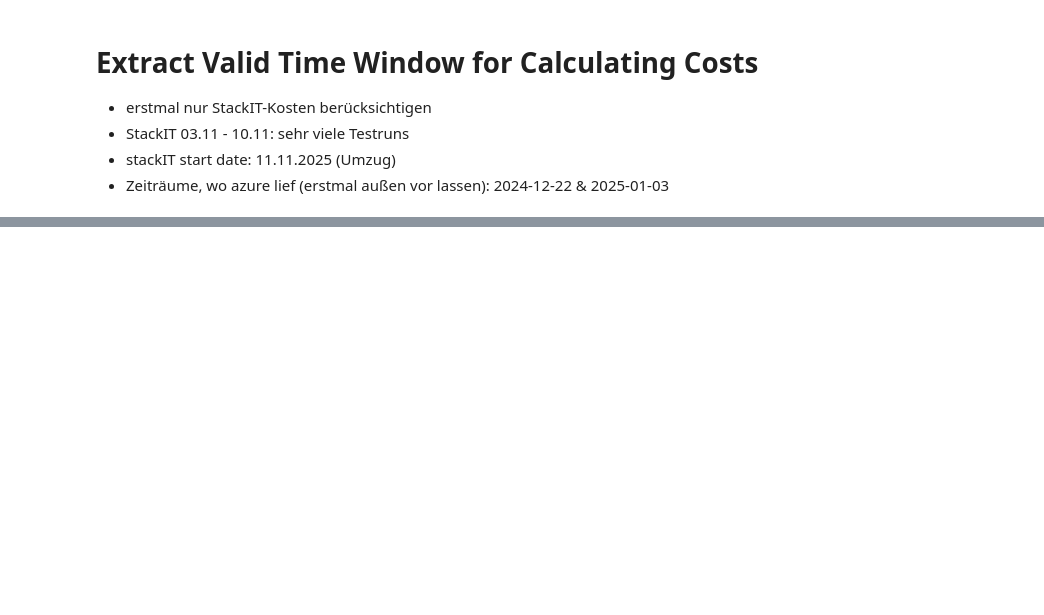
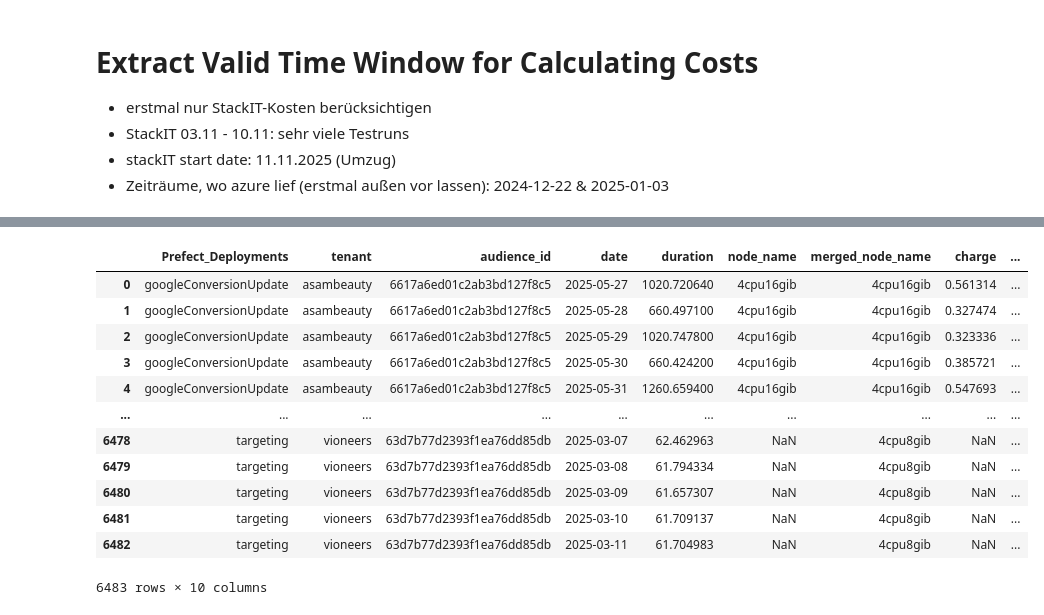
Before and after one commit to KaroPy/evaluation-and-execution-scripts, a Jupyter notebook: analysis/extract_targeting_retraining_costs.ipynb, the cells around one changed output, grey strips where cells are left out. Saved outputs shown, nothing was run; the diff lists cells and outputs as text; code cells hidden in the pictures; blank space fills up the shorter version.

```diff
--- a/analysis/extract_targeting_retraining_costs.ipynb
+++ b/analysis/extract_targeting_retraining_costs.ipynb
@@ -338,5 +726,5 @@ stackit_cost_handling
 # %%
-df_cleaned = merged_targeting_runs_with_models_with_node_size[merged_targeting_runs_with_models_with_node_size["date"]>= stackit_cost_handling["start"]]
+df_cleaned = merged_targeting_runs_with_models_with_node_size[merged_targeting_runs_with_models_with_node_size["date"]> stackit_cost_handling["start"]]
 print(f"Min to max date in df_cleaned: {df_cleaned['date'].min()} to {df_cleaned['date'].max()}")
 for exlcude_dates in stackit_cost_handling["exlude_date_ranges"]:
     print(f"Excluding date range: {exlcude_dates['start']} to {exlcude_dates['end']}")
@@ -344,5 +732,6 @@ for exlcude_dates in stackit_cost_handling["exlude_date_ranges"]:
         (df_cleaned["date"] >= exlcude_dates["start"]) & (df_cleaned["date"] <= exlcude_dates["end"])
     ].index
     df_cleaned = df_cleaned.drop(idx_to_remove)
+df_cleaned = df_cleaned.drop(columns=["timestamp_nm"])
 df_cleaned=df_cleaned.reset_index(drop=True)
 df_cleaned["date"].value_counts().sort_index()
@@ -351,4 +754,18 @@ df_cleaned.columns
 # %%
-df_cleaned[["Prefect_Deployments","tenant","audience_id","date","node_name","merged_node_name","charge","part_of_costs","total_charge_of_serviceName"]]
+df_cleaned[["Prefect_Deployments","tenant","audience_id","date","duration","node_name","merged_node_name","charge","part_of_costs","total_charge_of_serviceName"]]
+# %% [output]
+|  | Prefect_Deployments | tenant | audience_id | date | duration | node_name | merged_node_name | charge | ... |
+| 0 | googleConversionUpdate | asambeauty | 6617a6ed01c2ab3bd127f8c5 | 2025-05-27 | 1020.720640 | 4cpu16gib | 4cpu16gib | 0.561314 | ... |
+| 1 | googleConversionUpdate | asambeauty | 6617a6ed01c2ab3bd127f8c5 | 2025-05-28 | 660.497100 | 4cpu16gib | 4cpu16gib | 0.327474 | ... |
+| 2 | googleConversionUpdate | asambeauty | 6617a6ed01c2ab3bd127f8c5 | 2025-05-29 | 1020.747800 | 4cpu16gib | 4cpu16gib | 0.323336 | ... |
+| 3 | googleConversionUpdate | asambeauty | 6617a6ed01c2ab3bd127f8c5 | 2025-05-30 | 660.424200 | 4cpu16gib | 4cpu16gib | 0.385721 | ... |
+| 4 | googleConversionUpdate | asambeauty | 6617a6ed01c2ab3bd127f8c5 | 2025-05-31 | 1260.659400 | 4cpu16gib | 4cpu16gib | 0.547693 | ... |
+| ... | ... | ... | ... | ... | ... | ... | ... | ... | ... |
+| 6478 | targeting | vioneers | 63d7b77d2393f1ea76dd85db | 2025-03-07 | 62.462963 | NaN | 4cpu8gib | NaN | ... |
+| 6479 | targeting | vioneers | 63d7b77d2393f1ea76dd85db | 2025-03-08 | 61.794334 | NaN | 4cpu8gib | NaN | ... |
+| 6480 | targeting | vioneers | 63d7b77d2393f1ea76dd85db | 2025-03-09 | 61.657307 | NaN | 4cpu8gib | NaN | ... |
+| 6481 | targeting | vioneers | 63d7b77d2393f1ea76dd85db | 2025-03-10 | 61.709137 | NaN | 4cpu8gib | NaN | ... |
+| 6482 | targeting | vioneers | 63d7b77d2393f1ea76dd85db | 2025-03-11 | 61.704983 | NaN | 4cpu8gib | NaN | ... |
+6483 rows × 10 columns
 # %%
 df_cleaned["merged_node_name"].sort_values().unique()
```
Also changed, not shown: parts of 79 cells of this notebook, 2 other files.
